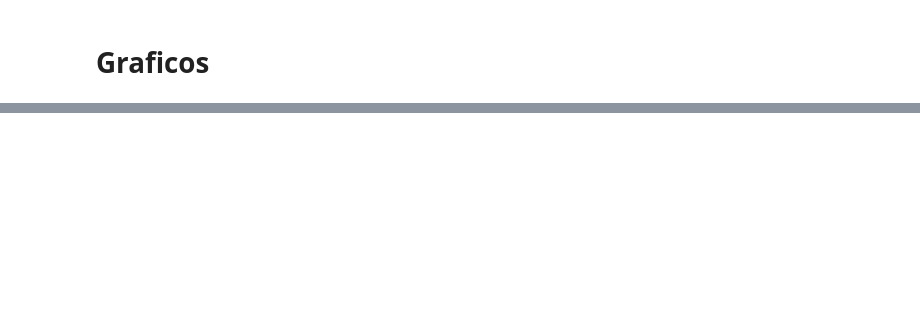
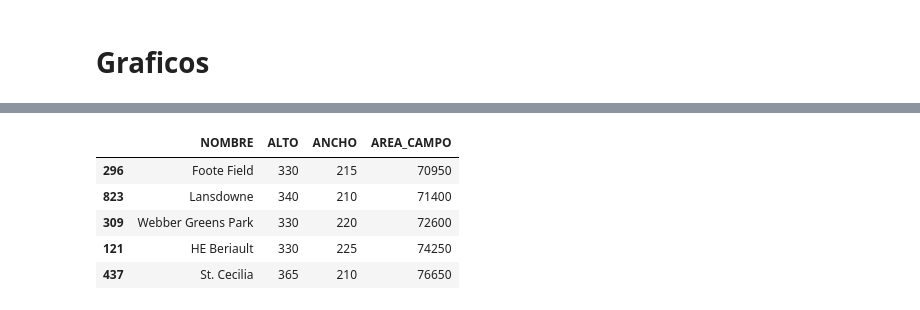
Before and after one commit to Salo-Quispe/Analisis_crimenes, a Jupyter notebook: AlwaysData/Soccer.ipynb, the cells around one changed output, grey strips where cells are left out. Saved outputs shown, nothing was run; the diff lists cells and outputs as text; code cells hidden in the pictures; blank space fills up the shorter version.

```diff
--- a/AlwaysData/Soccer.ipynb
+++ b/AlwaysData/Soccer.ipynb
@@ -148,0 +132,12 @@ print(resultados.head())
+# %%
+cancha = df.drop (columns = ['NUMERO_CAMPO', 'LATITUD','LONGITUD','UBICACION',
+                             'GEOMETRIA_CAMPO','total_cancha'])
+cancha = cancha.sort_values('AREA_CAMPO',ascending = True).tail(5)
+cancha
+# %% [output]
+|  | NOMBRE | ALTO | ANCHO | AREA_CAMPO |
+| 296 | Foote Field | 330 | 215 | 70950 |
+| 823 | Lansdowne | 340 | 210 | 71400 |
+| 309 | Webber Greens Park | 330 | 220 | 72600 |
+| 121 | HE Beriault | 330 | 225 | 74250 |
+| 437 | St. Cecilia | 365 | 210 | 76650 |
```
Also changed, not shown: parts of 8 cells of this notebook, 4 other files.
